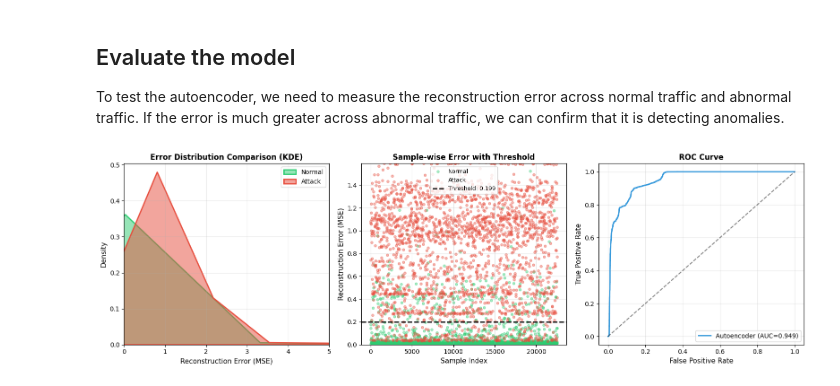
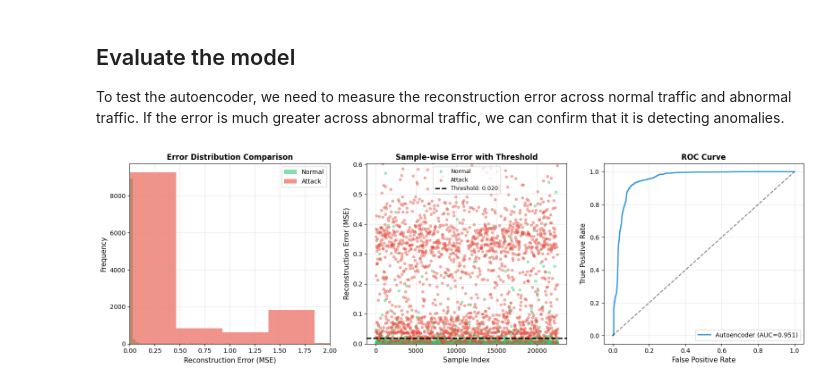
Before and after one commit to mjallen729/Anomaly-Detection-NetTraffic, a Jupyter notebook: models/autoencoder.ipynb, the cells around one changed output. Cells and saved outputs as stored; diff of their text form; code cells hidden in the pictures.

Commit message:
massive improvements on autoencoder.

```diff
--- a/models/autoencoder.ipynb
+++ b/models/autoencoder.ipynb
@@ -17,5 +18,5 @@ torch.manual_seed(RANDOM_STATE)
 # %% [output]
 <torch._C.Generator at 0x...>
 # %%
-train = pd.read_csv('../data/PCA-nsl_kdd_train.csv')
-test = pd.read_csv('../data/PCA-nsl_kdd_test.csv')
+train = pd.read_csv('../data/pca_kdd_train.csv')
+test = pd.read_csv('../data/pca_kdd_test.csv')
@@ -120,11 +121,13 @@ class Autoencoder(nn.Module):
 # %%
 # Initialize model
 input_dim = X_train_split.shape[1]
-model = Autoencoder(input_dim=input_dim, hidden_dim=14, encoding_dim=8)
+model = Autoencoder(input_dim=input_dim, hidden_dim=14, encoding_dim=12, dropout=0.0)
 criterion = nn.MSELoss()
-optimizer = torch.optim.AdamW(model.parameters(), lr=0.001, weight_decay=1e-3)
+optimizer = torch.optim.AdamW(model.parameters(), lr=0.003, weight_decay=0.0001)
 
-print(f'Model: {input_dim} → {model.hidden_dim} → {model.encoding_dim} → {model.hidden_dim} → {input_dim}')
+print(
+  f'Model: {input_dim} → {model.hidden_dim} → {model.encoding_dim} → {model.hidden_dim} → {input_dim}'
+)
 print(f'Training samples: {X_train_tensor.shape[0]}')
 print(f'Validation samples: {X_val_tensor.shape[0]}')
 # %% [output]
@@ -136,7 +139,7 @@ Validation samples: 10102
 # %%
 # Training loop with early stopping
 num_epochs = 300
-patience = 15  # Stop if no improvement for 10 epochs
+patience = 25  # Stop if no improvement for n epochs
 min_delta = 1e-5  # Minimum improvement to count as progress
 
 train_losses = []
@@ -183,7 +186,7 @@ for epoch in range(num_epochs):
     improvement = '✅'
   else:
     patience_counter += 1
-    improvement = ''
+    improvement = '🔴'
 
   # Print progress
   if (epoch + 1) % 10 == 0 or patience_counter == 0:
@@ -281,36 +285,33 @@ def optimizeThreshold(normal_errors, attack_errors):
 
   return best_threshold
 
+
 # Visualize reconstruction error comparison
 fig, axes = plt.subplots(1, 3, figsize=(16, 5))
 
-# Visual 1: KDE (Kernel Density Estimation)
+# Visual 1: Histogram
 ax1 = axes[0]
 normal_errors = reconstruction_errors[y_test == 0]
 attack_errors = reconstruction_errors[y_test == 1]
 
-sns.kdeplot(
+ax1.hist(
   normal_errors,
-  ax=ax1,
+  bins=500,
+  alpha=0.6,
+  color='#2ecc71',
   label='Normal',
-  fill=True,
-  alpha=0.5,
-  color='#2ecc71',
-  linewidth=2,
 )
-sns.kdeplot(
+ax1.hist(
   attack_errors,
-  ax=ax1,
+  bins=500,
+  alpha=0.6,
+  color='#e74c3c',
   label='Attack',
-  fill=True,
-  alpha=0.5,
-  color='#e74c3c',
-  linewidth=2,
 )
 ax1.set_xlabel('Reconstruction Error (MSE)', fontsize=11)
-ax1.set_ylabel('Density', fontsize=11)
-ax1.set_title('Error Distribution Comparison (KDE)', fontsize=12, fontweight='bold')
-ax1.set_xlim(0, 5)
+ax1.set_ylabel('Frequency', fontsize=11)
+ax1.set_title('Error Distribution Comparison', fontsize=12, fontweight='bold')
+ax1.set_xlim(0, 2)
 ax1.legend(fontsize=10)
 ax1.grid(True, alpha=0.3)
 
@@ -348,35 +349,35 @@ ax2.axhline(
   linewidth=2,
   label=f'Threshold: {threshold:.3f}',
 )
 
 # Limit Y-axis to focus on majority of samples (clip outliers)
-y_max = np.percentile(reconstruction_errors, 95)  # Show bottom 95% of errors
+y_max = np.percentile(reconstruction_errors, 85)  # Show bottom 85% of errors
 ax2.set_ylim(0, y_max)
 
 ax2.set_xlabel('Sample Index', fontsize=11)
 ax2.set_ylabel('Reconstruction Error (MSE)', fontsize=11)
 ax2.set_title('Sample-wise Error with Threshold', fontsize=12, fontweight='bold')
 ax2.legend(fontsize=9)
 ax2.grid(True, alpha=0.3)
 
 # Visual 3: ROC Curve
 ax3 = axes[2]
 fpr, tpr, thresholds = roc_curve(y_test, reconstruction_errors)
 roc_auc = roc_auc_score(y_test, reconstruction_errors)
 ax3.plot(
   fpr, tpr, label=f'Autoencoder (AUC={roc_auc:.3f})', linewidth=2, color='#3498db'
 )
 ax3.plot([0, 1], [0, 1], 'k--', alpha=0.5)
 ax3.set_xlabel('False Positive Rate', fontsize=11)
 ax3.set_ylabel('True Positive Rate', fontsize=11)
 ax3.set_title('ROC Curve', fontsize=12, fontweight='bold')
 ax3.legend(fontsize=10)
 ax3.grid(True, alpha=0.3)
 
 plt.tight_layout()
 plt.show()
 # %% [output]
-[figure, old version]
+[figure, new version]
 # %%
 # Print statistics (using median for robustness to outliers)
 print('--- Error Statistics ---')
```
Also changed, not shown: parts of 13 cells of this notebook.
